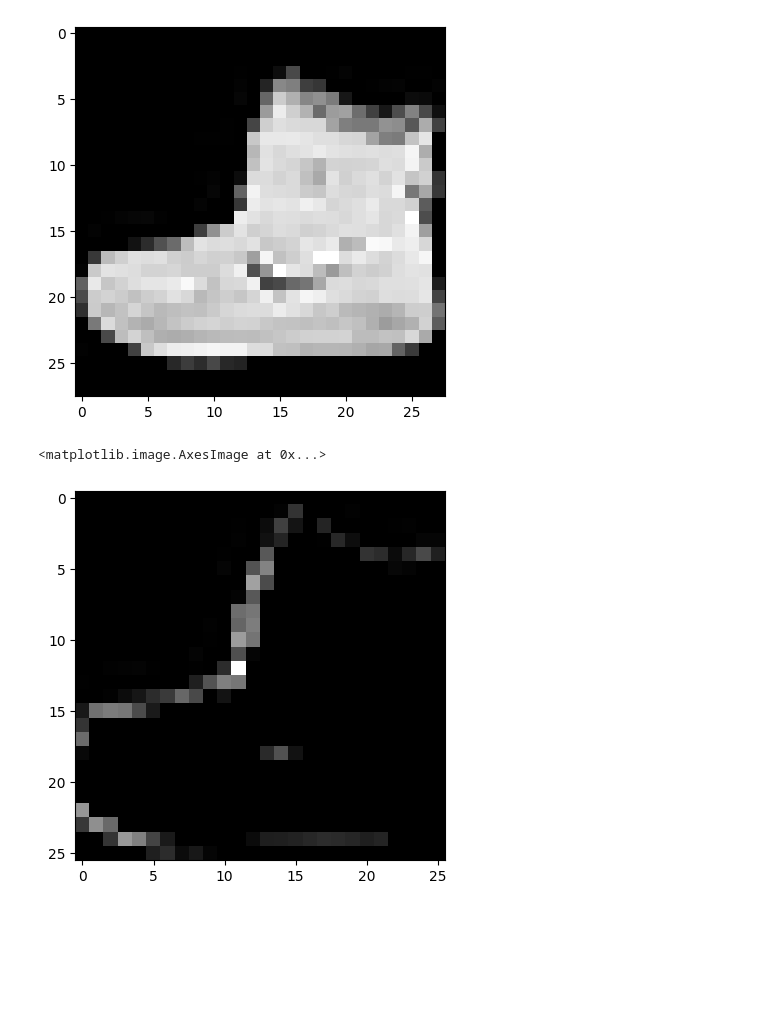
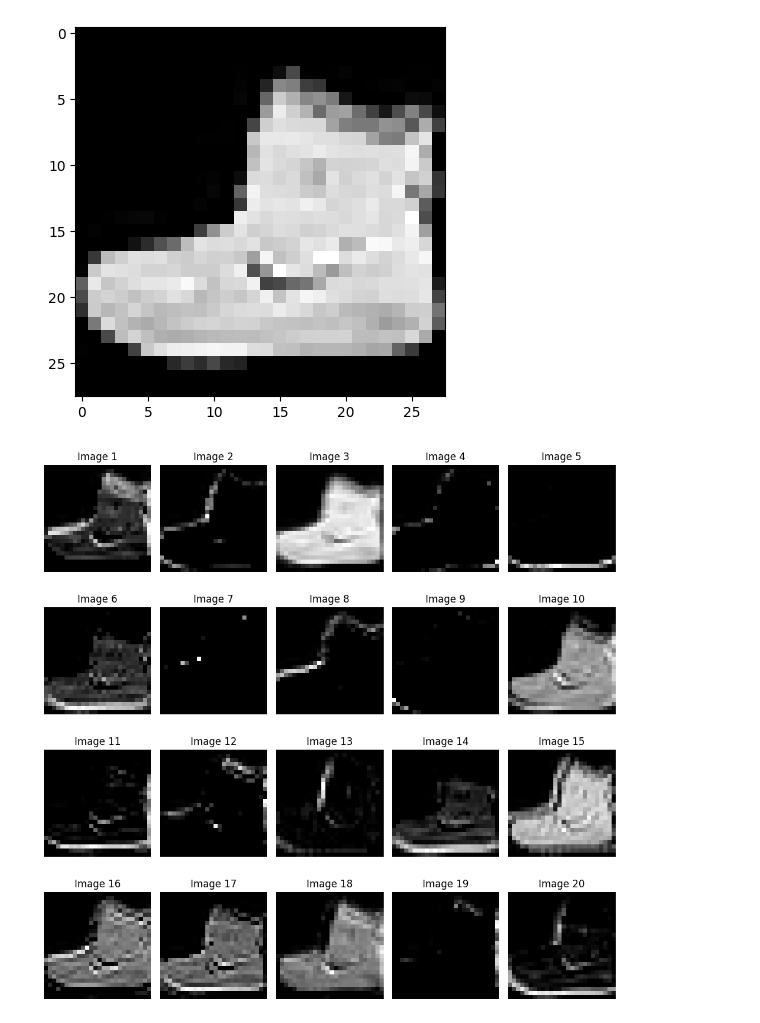
Before and after one commit to Rudrransh17/Clothing-Recogniser, a Jupyter notebook: model.ipynb, the cells around one changed output. Drawn from its saved outputs; the diff is of its cells as text; code cells hidden in the pictures; blank space fills up the shorter version.

Commit message:
visual representation of conv2d images

```diff
--- a/model.ipynb
+++ b/model.ipynb
@@ -280,9 +280,16 @@ plt.imshow(x_train[0],cmap='gray')
 # %% [output]
 <matplotlib.image.AxesImage at 0x...>
 [figure]
-# %%
-# Visualize the image of 1st filter
-plt.imshow(output_conv2d[0, :, :,1], cmap='gray')
-# %% [output]
-<matplotlib.image.AxesImage at 0x...>
-[figure, removed]
+# %%
+# Plot 20 images from the Conv2D output in a grid of 4x5
+fig, axes = plt.subplots(4, 5, figsize=(10, 10))
+
+for i, ax in enumerate(axes.flatten()):
+    ax.imshow(output_conv2d[0, :, :, i], cmap='gray')
+    ax.set_title(f'Image {i+1}')
+    ax.axis('off')
+
+plt.tight_layout()
+plt.show()
+# %% [output]
+[figure, added]
```
